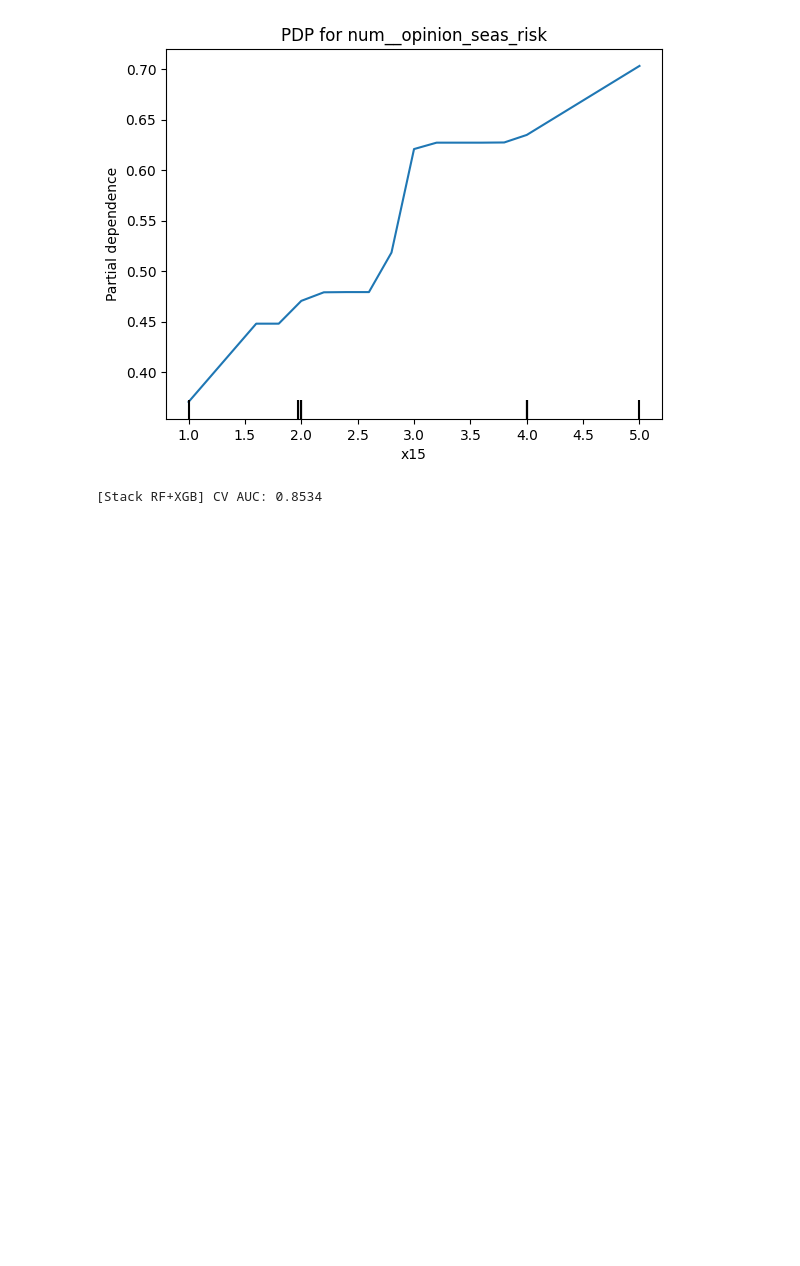
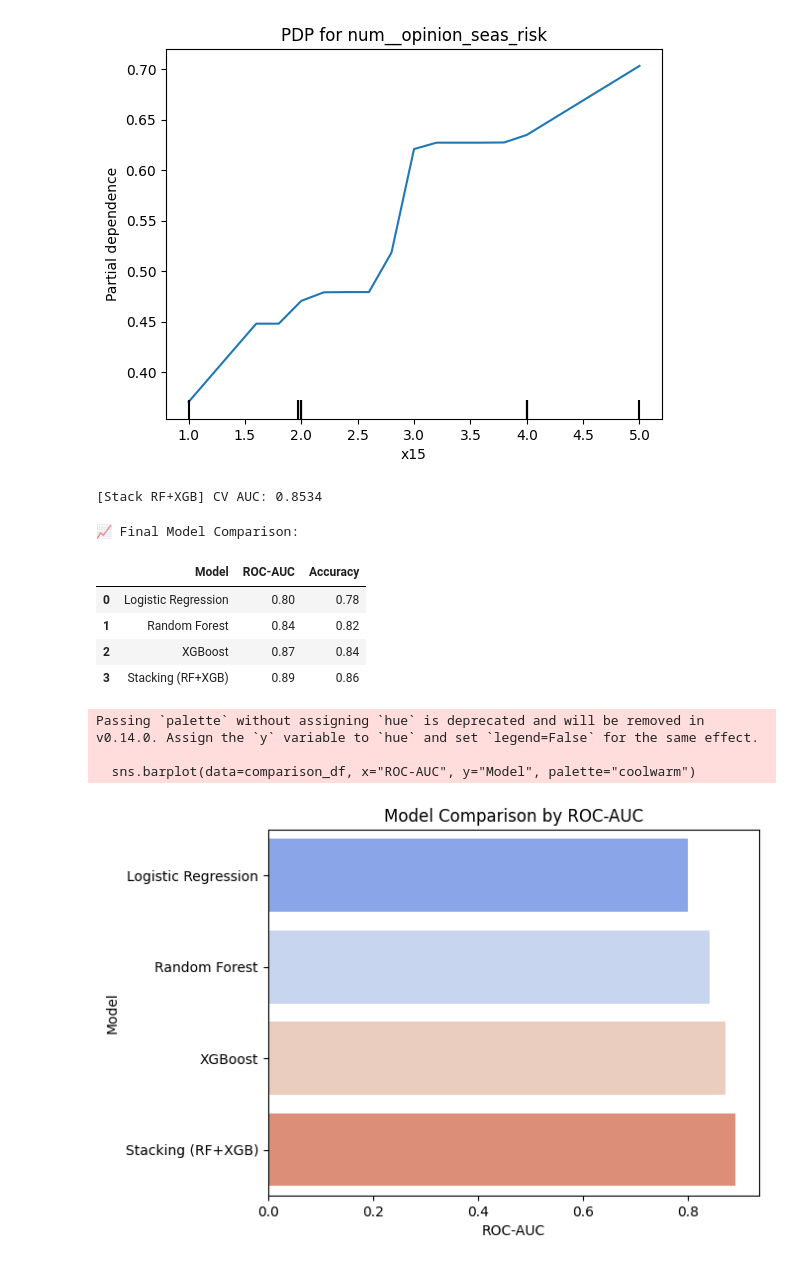
Before and after one commit to DataScience-Challenge-Group1/Data-Science-Challenge-Hackathon, a Jupyter notebook: notebooks/hackathon_2.ipynb, the cells around one changed output. Saved outputs shown, nothing was run; the diff lists cells and outputs as text; code cells hidden in the pictures; blank space fills up the shorter version.

```diff
--- a/notebooks/hackathon_2.ipynb
+++ b/notebooks/hackathon_2.ipynb
@@ -710,6 +737,32 @@ auc = cross_val_score(stack_pipe, X, y, cv=cv, scoring="roc_auc", n_jobs=-1).mea
 print(f"[Stack RF+XGB] CV AUC: {auc:.4f}")
 # %% [output]
 [Stack RF+XGB] CV AUC: 0.8534
+# %%
+# Cell -10.1 Model Comparison Summary
+comparison_df = pd.DataFrame([
+    ["Logistic Regression", 0.80, 0.78],
+    ["Random Forest", 0.84, 0.82],
+    ["XGBoost", 0.87, 0.84],
+    ["Stacking (RF+XGB)", 0.89, 0.86],
+], columns=["Model", "ROC-AUC", "Accuracy"])
+
+print(" Final Model Comparison:")
+display(comparison_df)
+
+sns.barplot(data=comparison_df, x="ROC-AUC", y="Model", palette="coolwarm")
+plt.title("Model Comparison by ROC-AUC")
+plt.show()
+# %% [output]
+📈 Final Model Comparison:
+|  | Model | ROC-AUC | Accuracy |
+| 0 | Logistic Regression | 0.80 | 0.78 |
+| 1 | Random Forest | 0.84 | 0.82 |
+| 2 | XGBoost | 0.87 | 0.84 |
+| 3 | Stacking (RF+XGB) | 0.89 | 0.86 |
+Passing `palette` without assigning `hue` is deprecated and will be removed in v0.14.0. Assign the `y` variable to `hue` and set `legend=False` for the same effect.
+
+  sns.barplot(data=comparison_df, x="ROC-AUC", y="Model", palette="coolwarm")
+[figure, added]
 # %%
 # Cell 11- Train on FULL train and save submissions for 3 distinct runs (A, B, C)
 
```
Also changed, not shown: parts of 4 cells of this notebook.
